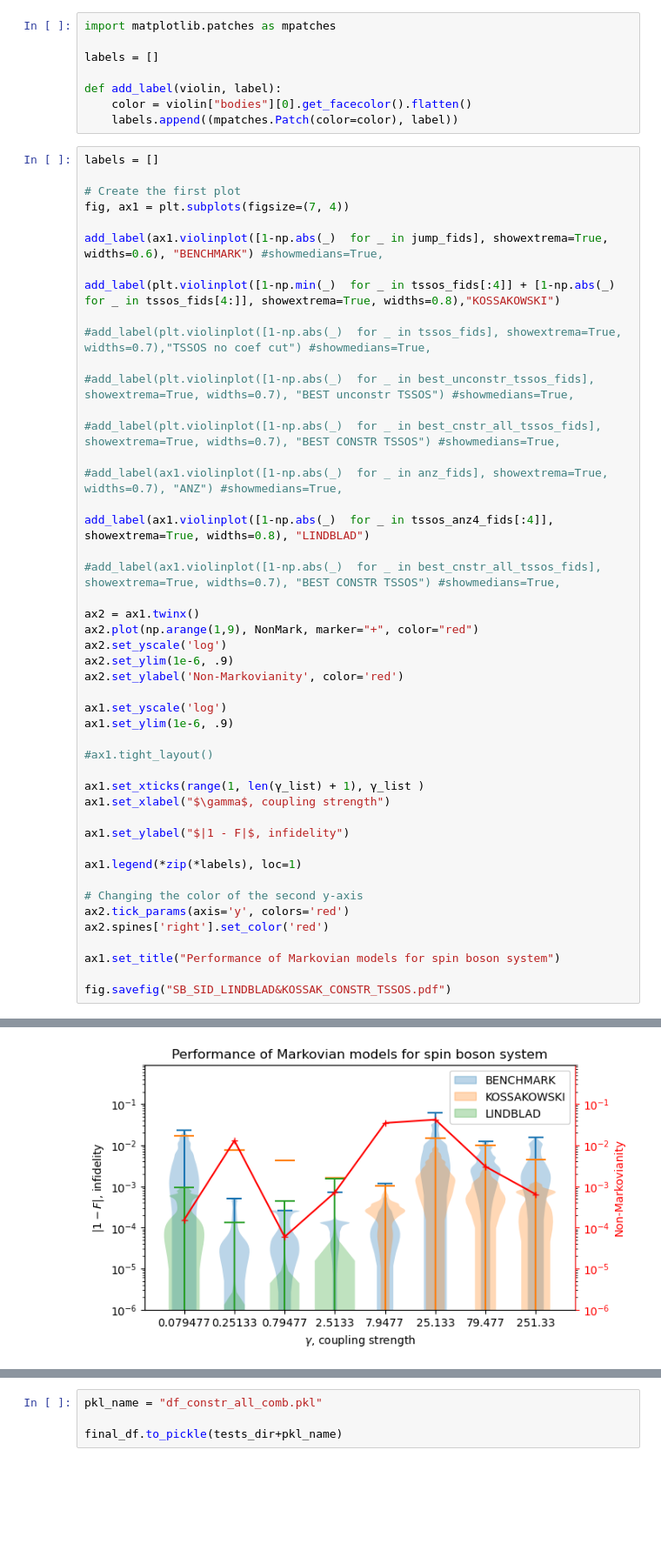
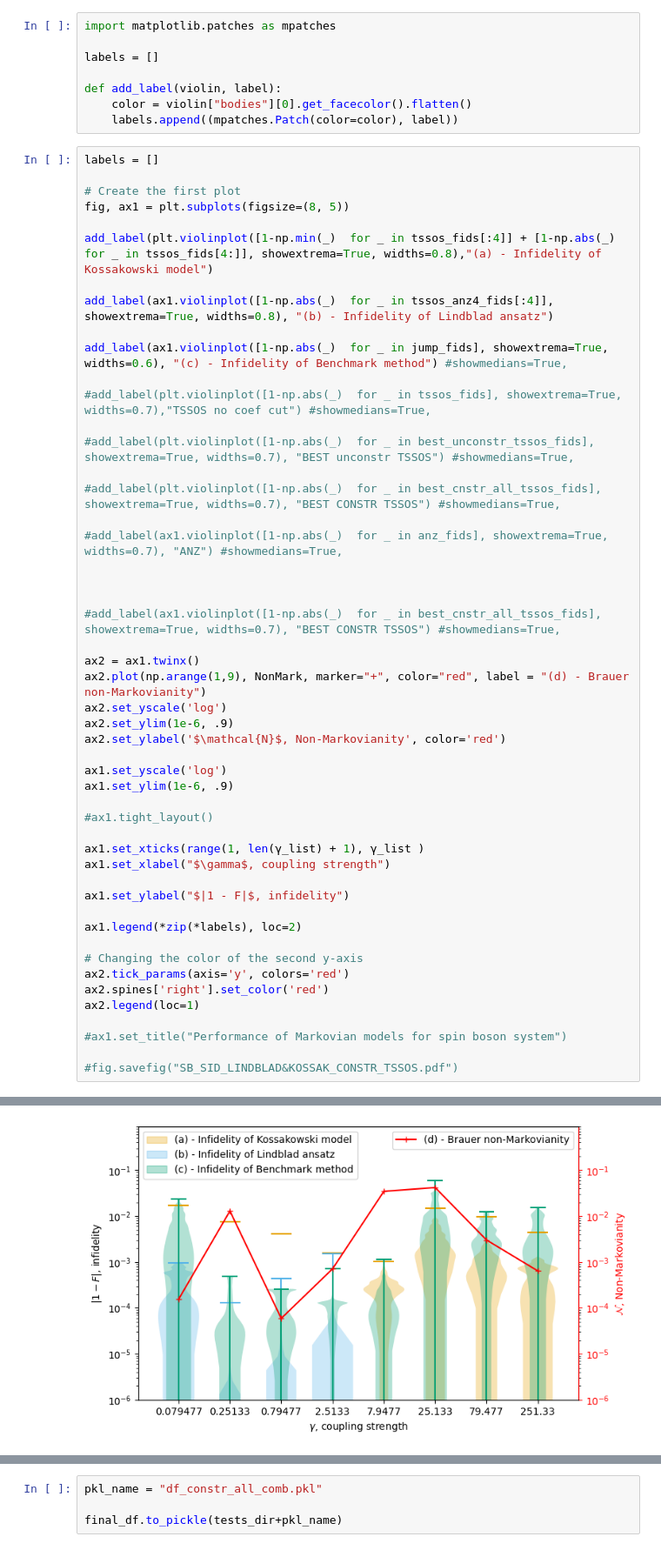
Before and after one commit to zpopovych/OQSID-thesis, a Jupyter notebook: KOSSAK_TSSOS/03_matplotlib_plot.ipynb, the cells around one changed output, grey strips where cells are left out. Shown at 87% size. Saved outputs shown, nothing was run; the diff lists cells and outputs as text; blank space fills up the shorter version.

```diff
--- a/KOSSAK_TSSOS/03_matplotlib_plot.ipynb
+++ b/KOSSAK_TSSOS/03_matplotlib_plot.ipynb
@@ -90,11 +90,13 @@ def add_label(violin, label):
 labels = []
 
 # Create the first plot
-fig, ax1 = plt.subplots(figsize=(7, 4))
+fig, ax1 = plt.subplots(figsize=(8, 5))
 
-add_label(ax1.violinplot([1-np.abs(_)  for _ in jump_fids], showextrema=True, widths=0.6), "BENCHMARK") #showmedians=True,
+add_label(plt.violinplot([1-np.min(_)  for _ in tssos_fids[:4]] + [1-np.abs(_)  for _ in tssos_fids[4:]], showextrema=True, widths=0.8),"(a) - Infidelity of Kossakowski model")
 
-add_label(plt.violinplot([1-np.min(_)  for _ in tssos_fids[:4]] + [1-np.abs(_)  for _ in tssos_fids[4:]], showextrema=True, widths=0.8),"KOSSAKOWSKI")
+add_label(ax1.violinplot([1-np.abs(_)  for _ in tssos_anz4_fids[:4]], showextrema=True, widths=0.8), "(b) - Infidelity of Lindblad ansatz")
+
+add_label(ax1.violinplot([1-np.abs(_)  for _ in jump_fids], showextrema=True, widths=0.6), "(c) - Infidelity of Benchmark method") #showmedians=True,
 
 #add_label(plt.violinplot([1-np.abs(_)  for _ in tssos_fids], showextrema=True, widths=0.7),"TSSOS no coef cut") #showmedians=True,
 
@@ -104,15 +106,15 @@ add_label(plt.violinplot([1-np.min(_)  for _ in tssos_fids[:4]] + [1-np.abs(_)
 
 #add_label(ax1.violinplot([1-np.abs(_)  for _ in anz_fids], showextrema=True, widths=0.7), "ANZ") #showmedians=True,
 
-add_label(ax1.violinplot([1-np.abs(_)  for _ in tssos_anz4_fids[:4]], showextrema=True, widths=0.8), "LINDBLAD")
+
 
 #add_label(ax1.violinplot([1-np.abs(_)  for _ in best_cnstr_all_tssos_fids], showextrema=True, widths=0.7), "BEST CONSTR TSSOS") #showmedians=True,
 
 ax2 = ax1.twinx()
-ax2.plot(np.arange(1,9), NonMark, marker="+", color="red")
+ax2.plot(np.arange(1,9), NonMark, marker="+", color="red", label = "(d) - Brauer non-Markovianity")
 ax2.set_yscale('log')
 ax2.set_ylim(1e-6, .9)
-ax2.set_ylabel('Non-Markovianity', color='red')
+ax2.set_ylabel('$\mathcal{N}$, Non-Markovianity', color='red')
 
 ax1.set_yscale('log')
 ax1.set_ylim(1e-6, .9)
@@ -124,13 +126,14 @@ ax1.set_xlabel("$\gamma$, coupling strength")
 
 ax1.set_ylabel("$|1 - F|$, infidelity")
 
-ax1.legend(*zip(*labels), loc=1)
+ax1.legend(*zip(*labels), loc=2)
 
 # Changing the color of the second y-axis
 ax2.tick_params(axis='y', colors='red')
 ax2.spines['right'].set_color('red')
+ax2.legend(loc=1)
 
-ax1.set_title("Performance of Markovian models for spin boson system")
+#ax1.set_title("Performance of Markovian models for spin boson system")
 
-fig.savefig("SB_SID_LINDBLAD&KOSSAK_CONSTR_TSSOS.pdf")
+#fig.savefig("SB_SID_LINDBLAD&KOSSAK_CONSTR_TSSOS.pdf")
 # %% [output]
@@ -137 +141 @@ fig.savefig("SB_SID_LINDBLAD&KOSSAK_CONSTR_TSSOS.pdf")
-[figure, old version]
+[figure, new version]
```
Also changed, not shown: parts of 2 cells of this notebook, 3 other files.
